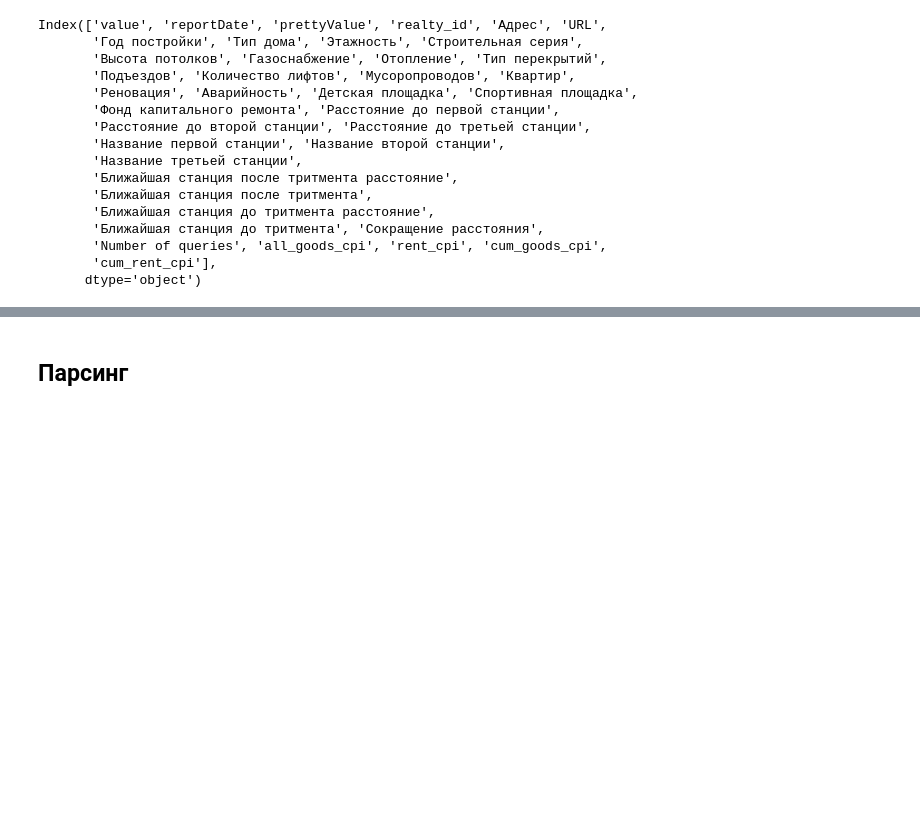
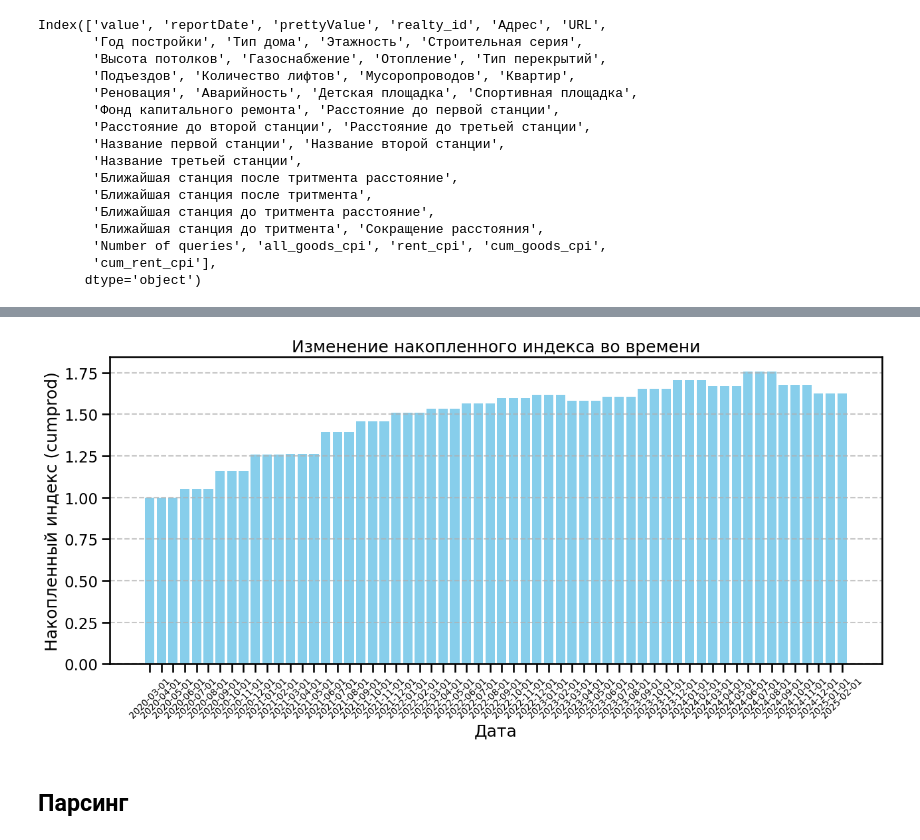
Before and after one commit to andrewch28/Cian, a Jupyter notebook: cian.ipynb, the cells around one changed output, grey strips where cells are left out. Saved outputs shown, nothing was run; the diff lists cells and outputs as text; code cells hidden in the pictures; blank space fills up the shorter version.

```diff
--- a/cian.ipynb
+++ b/cian.ipynb
@@ -342,3 +316,43 @@ merged_table.to_csv("merged_table.csv", index=False)
+# %%
+df["cumprod"] = df["cumprod"].astype(str).str.replace(",", ".").astype(float)
+df["index"] = df["index"].astype(str).str.replace(",", ".").astype(float)
+
+df["index"] = df["index"].astype(float)/100
+# df["reportDate"] = pd.to_datetime(df["reportDate"]).dt.strftime('%Y-%m-%d')
+# df["reportDate"] = pd.to_datetime(df["reportDate"], format="%Y-%d-%m").dt.strftime("%Y-%m-%d")
+# %%
+merged_table["reportDate"] = pd.to_datetime(merged_table["reportDate"])
+df["reportDate"] = pd.to_datetime(df["reportDate"])
+
+merged_table = merged_table.merge(df[["reportDate", "cumprod"]], on ="reportDate", how="left")
+merged_table.reportDate = merged_table.reportDate.dt.strftime('%Y-%m-%d')
+# %%
+merged_table["cumprod"] = merged_table["cumprod"].ffill().bfill()
+# %%
+merged_table["discounted_value"] = merged_table["value"] / merged_table["cumprod"]
+# %%
+import matplotlib.pyplot as plt
+import matplotlib.dates as mdates
+
+plt.figure(figsize=(15, 6))  # Устанавливаем размер графика
+
+# Строим столбчатую диаграмму
+plt.bar(merged_table["reportDate"], merged_table["cumprod_y"], color="skyblue")
+
+# # Форматируем ось X, чтобы даты отображались правильно
+# plt.gca().xaxis.set_major_locator(mdates.AutoDateLocator())  # Автоматический интервал для дат
+# plt.gca().xaxis.set_major_formatter(mdates.DateFormatter("%Y-%m"))  # Формат YYYY-MM
+
+# Дополнительные настройки
+plt.xticks(rotation=45, fontsize=10)  # Поворачиваем подписи на оси X для удобства
+plt.xlabel("Дата")
+plt.ylabel("Накопленный индекс (cumprod)")
+plt.title("Изменение накопленного индекса во времени")
+plt.grid(axis="y", linestyle="--", alpha=0.7)
+plt.savefig("index", dpi=300)
+plt.show()
+# %% [output]
+[figure, added]
 # %% [markdown]
 ## Парсинг
 # %% [markdown]
```
Also changed, not shown: parts of 12 cells of this notebook, 5 other files.
